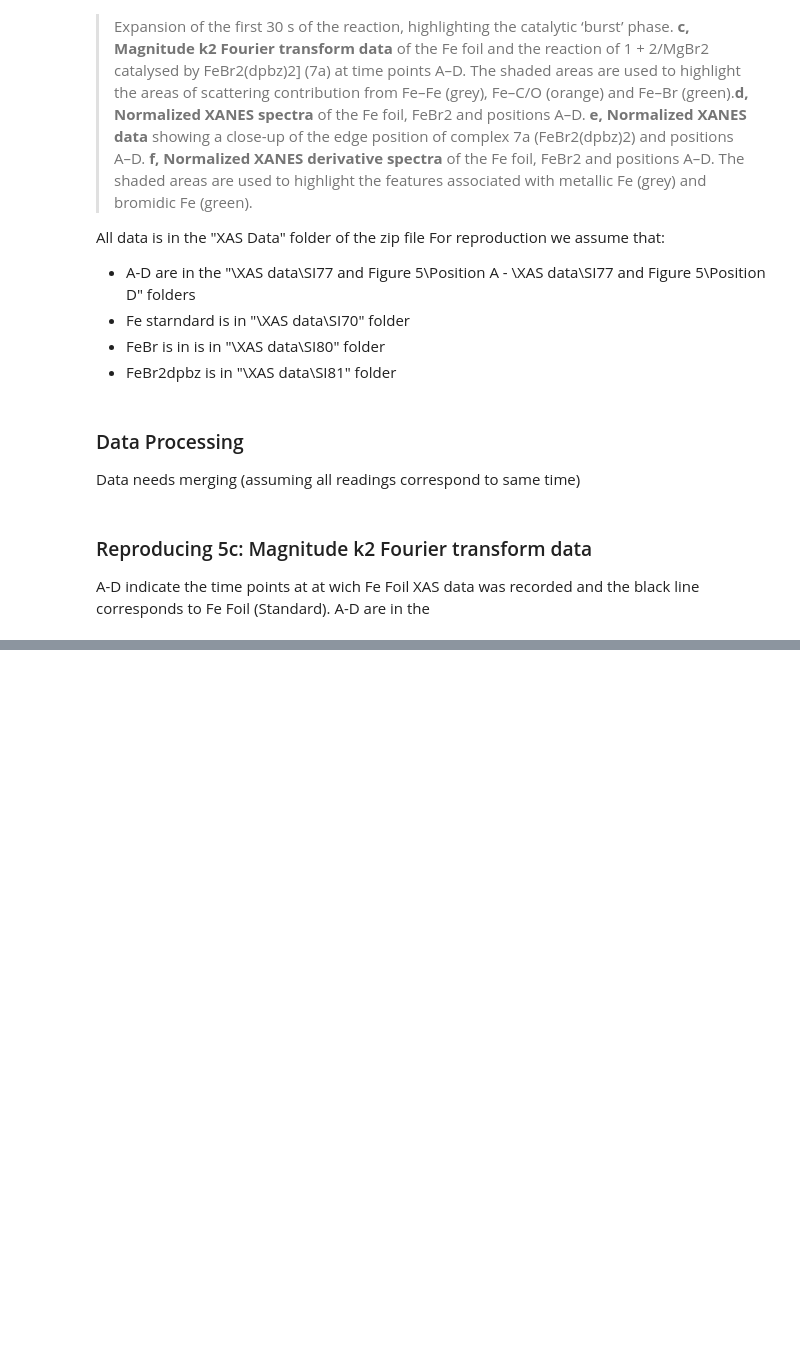
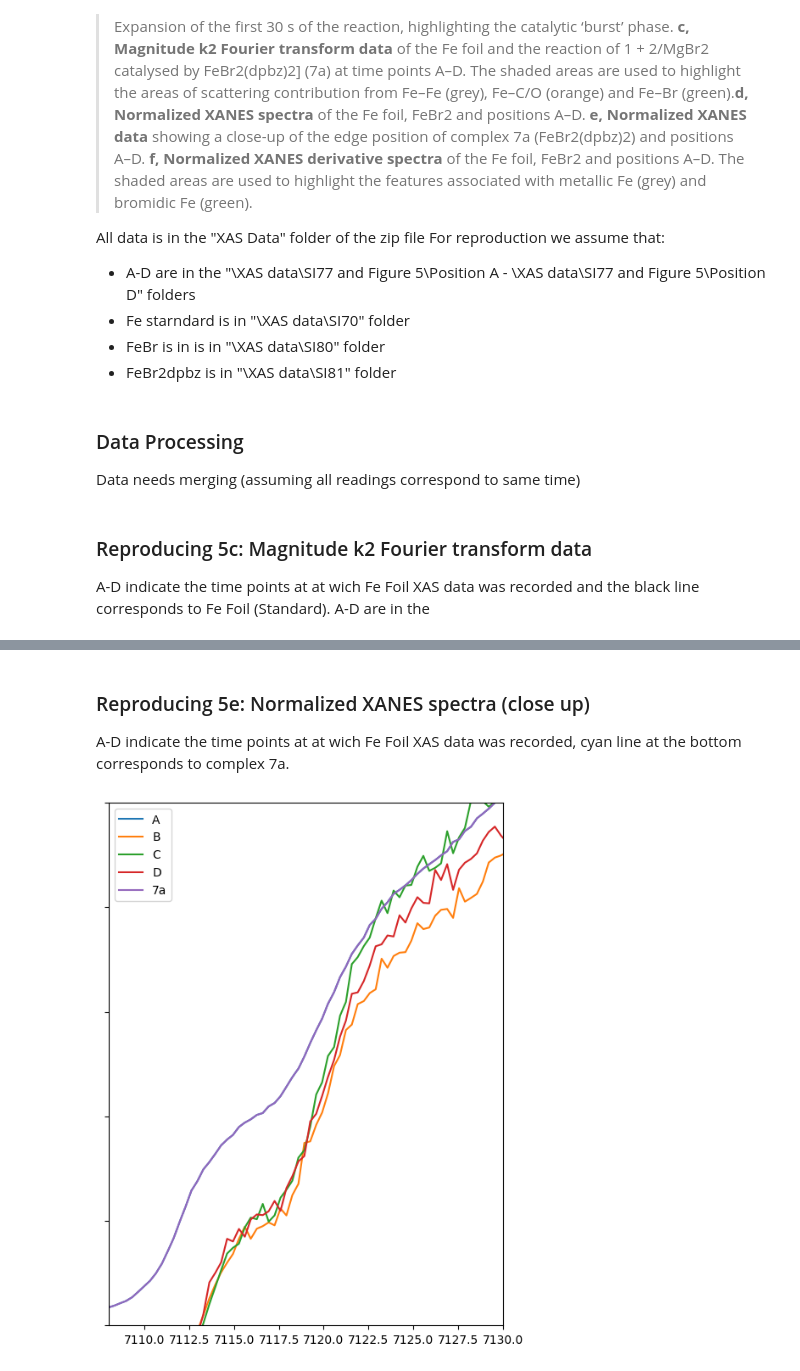
Before and after one commit to UK-Catalysis-Hub/XAS-Workflow-Demo, a Jupyter notebook: larch_workflow/Paper 02 Reproduce XAS.ipynb, the cells around one changed output, grey strips where cells are left out. Cells and saved outputs as stored; diff of their text form; code cells hidden in the pictures; blank space fills up the shorter version.

```diff
--- a/larch_workflow/Paper 02 Reproduce XAS.ipynb
+++ b/larch_workflow/Paper 02 Reproduce XAS.ipynb
@@ -153,0 +161,21 @@ plt.plot(new_energy, new_norm)
+# %% [markdown]
+### Reproducing 5e: Normalized XANES spectra (close up)
+
+A-D indicate the time points at at wich Fe Foil XAS data was recorded, cyan line at the bottom corresponds to complex 7a.
+# %%
+include_groups = ["7a", "A", "B", "C", "D"]
+plt.figure(figsize=(6,8))
+for g_indx ,a_group in enumerate(athena_groups):
+    if a_group.filename in include_groups:
+        #plt.text(7125, a_group.norm[806]-1, a_group.filename)#- (g_indx*offset), a_group.filename)
+        plt.plot(a_group.energy, a_group.norm, label=a_group.filename )
+
+frame1 = plt.gca()
+frame1.axes.yaxis.set_ticklabels([])
+
+plt.xlim([7108, 7130])
+plt.ylim([0, 1])
+plt.legend()
+plt.show()
+# %% [output]
+[figure, added]
```
Also changed, not shown: parts of 14 cells of this notebook.
